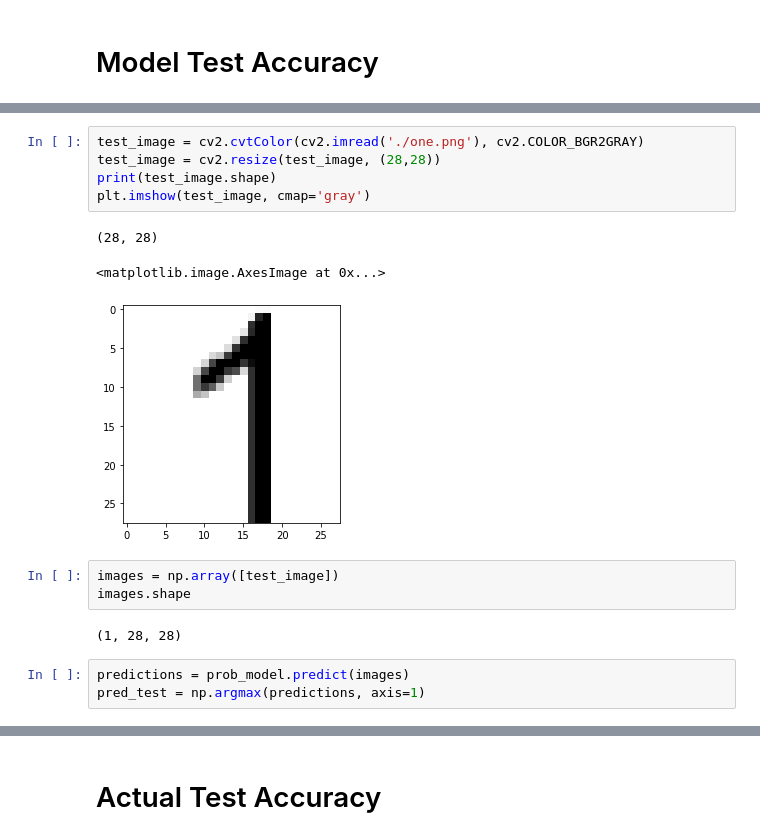
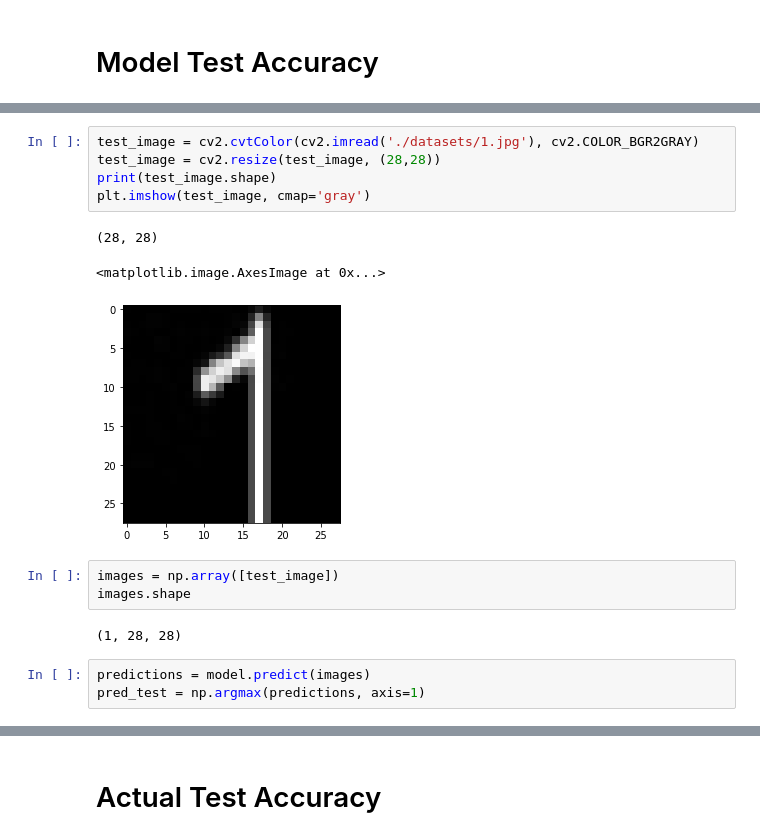
Before and after one commit to DivyanshFalodiya/text-detection-and-translation, a Jupyter notebook: Character Recognition.ipynb, the cells around one changed output, grey strips where cells are left out. Saved outputs shown, nothing was run; the diff lists cells and outputs as text.

```diff
--- a/Character Recognition.ipynb
+++ b/Character Recognition.ipynb
@@ -191,19 +278,19 @@ prob_model = keras.Sequential([model, keras.layers.Softmax()])
 # %%
-test_image = cv2.cvtColor(cv2.imread('./one.png'), cv2.COLOR_BGR2GRAY)
+test_image = cv2.cvtColor(cv2.imread('./datasets/1.jpg'), cv2.COLOR_BGR2GRAY)
 test_image = cv2.resize(test_image, (28,28))
 print(test_image.shape)
 plt.imshow(test_image, cmap='gray')
 # %% [output]
 (28, 28)
 <matplotlib.image.AxesImage at 0x...>
-[figure, old version]
+[figure, new version]
 # %%
 images = np.array([test_image])
 images.shape
 # %% [output]
 (1, 28, 28)
 # %%
-predictions = prob_model.predict(images)
+predictions = model.predict(images)
 pred_test = np.argmax(predictions, axis=1)
 # %%
 pred_test
```
Also changed, not shown: parts of 20 cells of this notebook, 6 other files.
